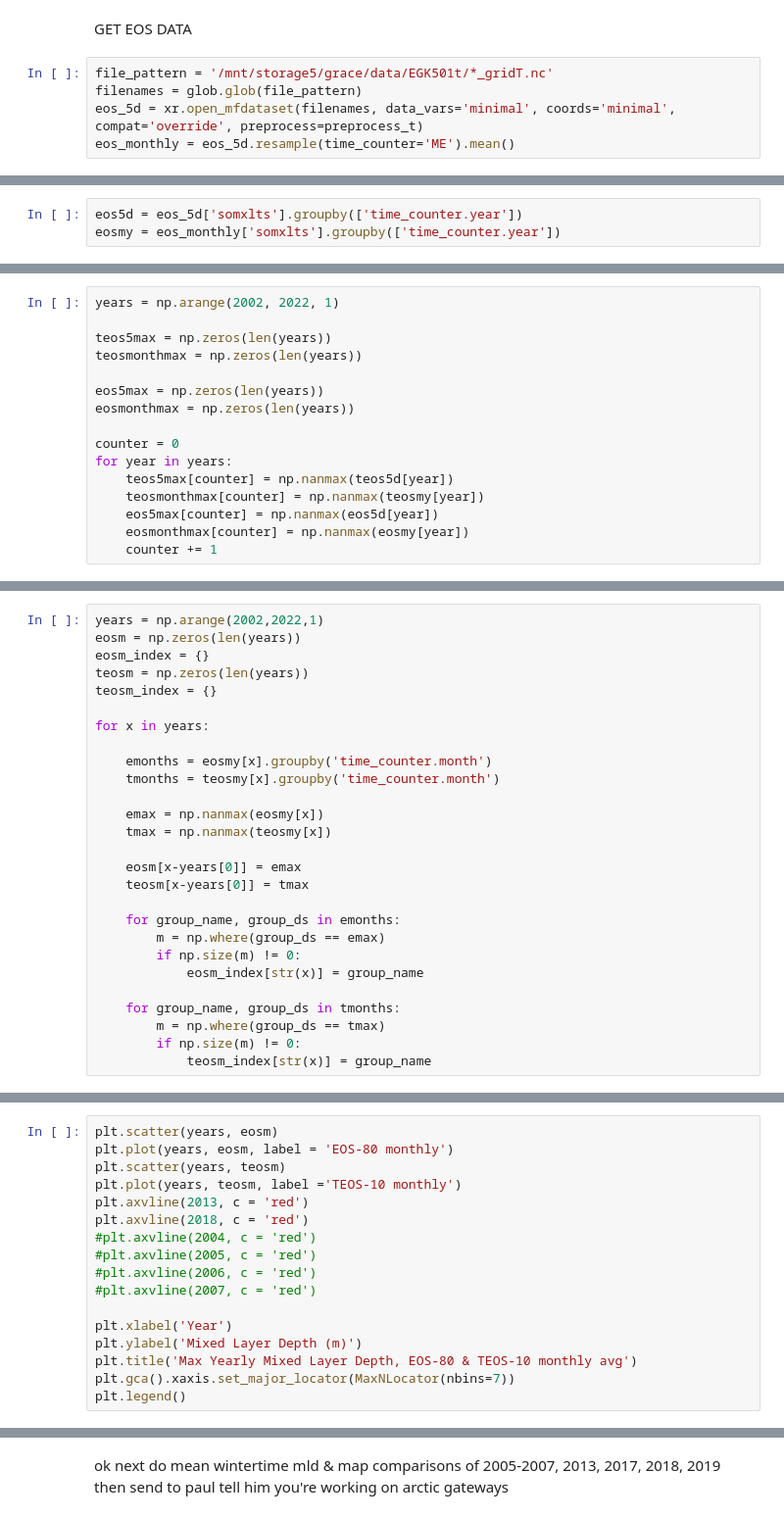
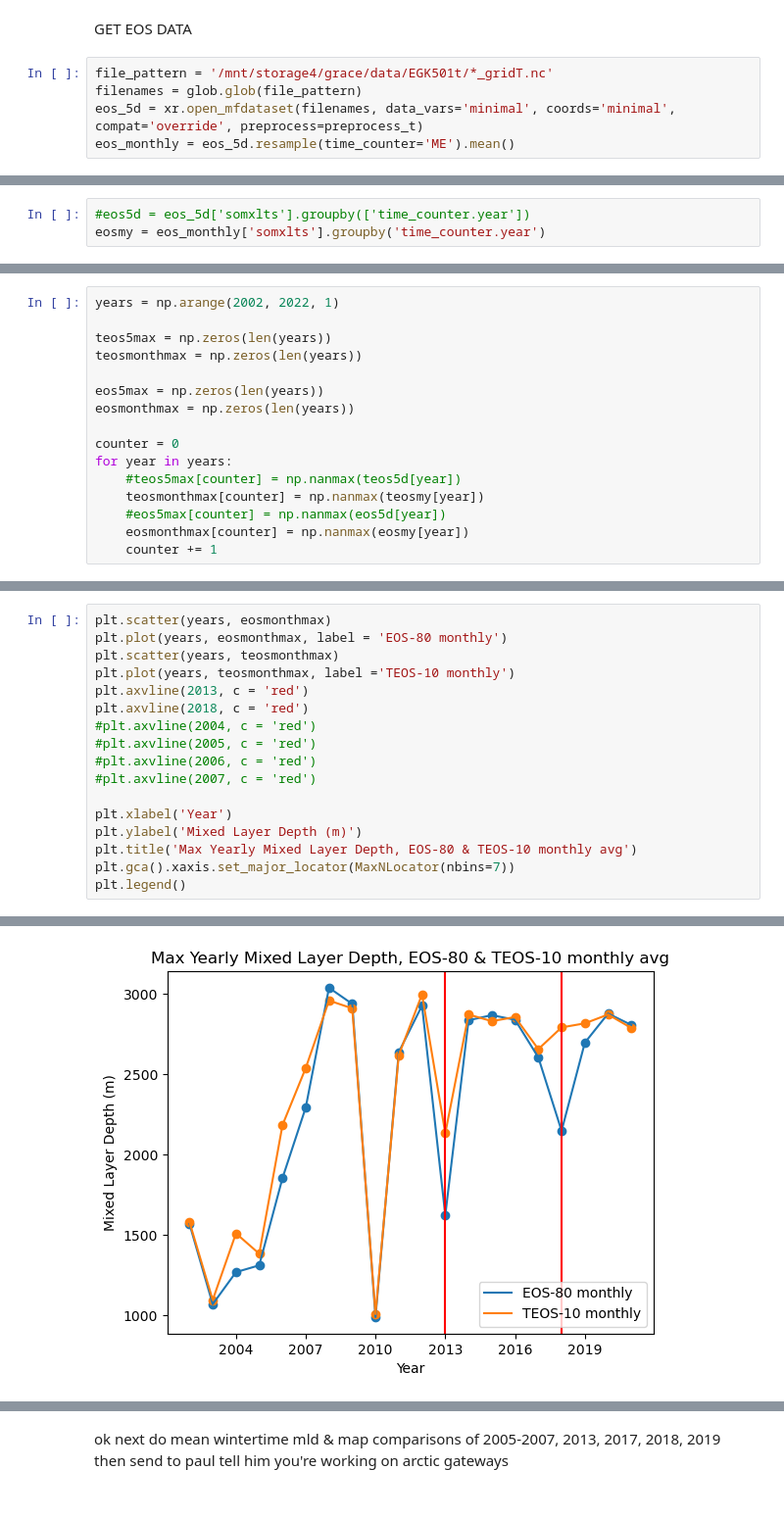
Before and after one commit to gekirkpatrick/NEMO-Analysis-Base-Scripts, a Jupyter notebook: mldteos.ipynb, the cells around one changed output, grey strips where cells are left out. Shown at 98% size. Saved outputs shown, nothing was run; the diff lists cells and outputs as text.

```diff
--- a/mldteos.ipynb
+++ b/mldteos.ipynb
@@ -76,7 +84,7 @@ KeyboardInterrupt:
 # %% [markdown]
 GET EOS DATA
 # %%
-file_pattern = '/mnt/storage5/grace/data/EGK501t/*_gridT.nc'
+file_pattern = '/mnt/storage4/grace/data/EGK501t/*_gridT.nc'
 filenames = glob.glob(file_pattern)
 eos_5d = xr.open_mfdataset(filenames, data_vars='minimal', coords='minimal', compat='override', preprocess=preprocess_t)
 eos_monthly = eos_5d.resample(time_counter='ME').mean()
@@ -85,4 +91,4 @@ OSError: [Errno -101] NetCDF: HDF error: '/mnt/storage5/grace/data/EGK501t/ANHA4
 # %%
-eos5d = eos_5d['somxlts'].groupby(['time_counter.year'])
-eosmy = eos_monthly['somxlts'].groupby(['time_counter.year'])
+#eos5d = eos_5d['somxlts'].groupby(['time_counter.year'])
+eosmy = eos_monthly['somxlts'].groupby('time_counter.year')
 # %%
@@ -99,8 +107,8 @@ eosmonthmax = np.zeros(len(years))
 
 counter = 0
 for year in years:
-    teos5max[counter] = np.nanmax(teos5d[year])
+    #teos5max[counter] = np.nanmax(teos5d[year])
     teosmonthmax[counter] = np.nanmax(teosmy[year])
-    eos5max[counter] = np.nanmax(eos5d[year])
+    #eos5max[counter] = np.nanmax(eos5d[year])
     eosmonthmax[counter] = np.nanmax(eosmy[year])
     counter += 1
@@ -140,27 +114,0 @@ for x in years:
-# %%
-years = np.arange(2002,2022,1)
-eosm = np.zeros(len(years))
-eosm_index = {}
-teosm = np.zeros(len(years))
-teosm_index = {}
-
-for x in years:
-
-    emonths = eosmy[x].groupby('time_counter.month')
-    tmonths = teosmy[x].groupby('time_counter.month')
-
-    emax = np.nanmax(eosmy[x])
-    tmax = np.nanmax(teosmy[x])
-
-    eosm[x-years[0]] = emax
-    teosm[x-years[0]] = tmax
-
-    for group_name, group_ds in emonths:
-        m = np.where(group_ds == emax)
-        if np.size(m) != 0:
-            eosm_index[str(x)] = group_name
-
-    for group_name, group_ds in tmonths:
-        m = np.where(group_ds == tmax)
-        if np.size(m) != 0:
-            teosm_index[str(x)] = group_name
@@ -255,8 +115,8 @@ diff_mld_seas(2018, f_teos, f_eos)
 # %%
-plt.scatter(years, eosm)
-plt.plot(years, eosm, label = 'EOS-80 monthly')
-plt.scatter(years, teosm)
-plt.plot(years, teosm, label ='TEOS-10 monthly')
+plt.scatter(years, eosmonthmax)
+plt.plot(years, eosmonthmax, label = 'EOS-80 monthly')
+plt.scatter(years, teosmonthmax)
+plt.plot(years, teosmonthmax, label ='TEOS-10 monthly')
 plt.axvline(2013, c = 'red')
 plt.axvline(2018, c = 'red')
 #plt.axvline(2004, c = 'red')
@@ -269,3 +129,4 @@ plt.ylabel('Mixed Layer Depth (m)')
 plt.title('Max Yearly Mixed Layer Depth, EOS-80 & TEOS-10 monthly avg')
 plt.gca().xaxis.set_major_locator(MaxNLocator(nbins=7))
 plt.legend()
+# %% [output]
@@ -272 +134,2 @@ plt.legend()
+[figure, added]
 # %%
```
Also changed, not shown: parts of 21 cells of this notebook, 13 other files.
